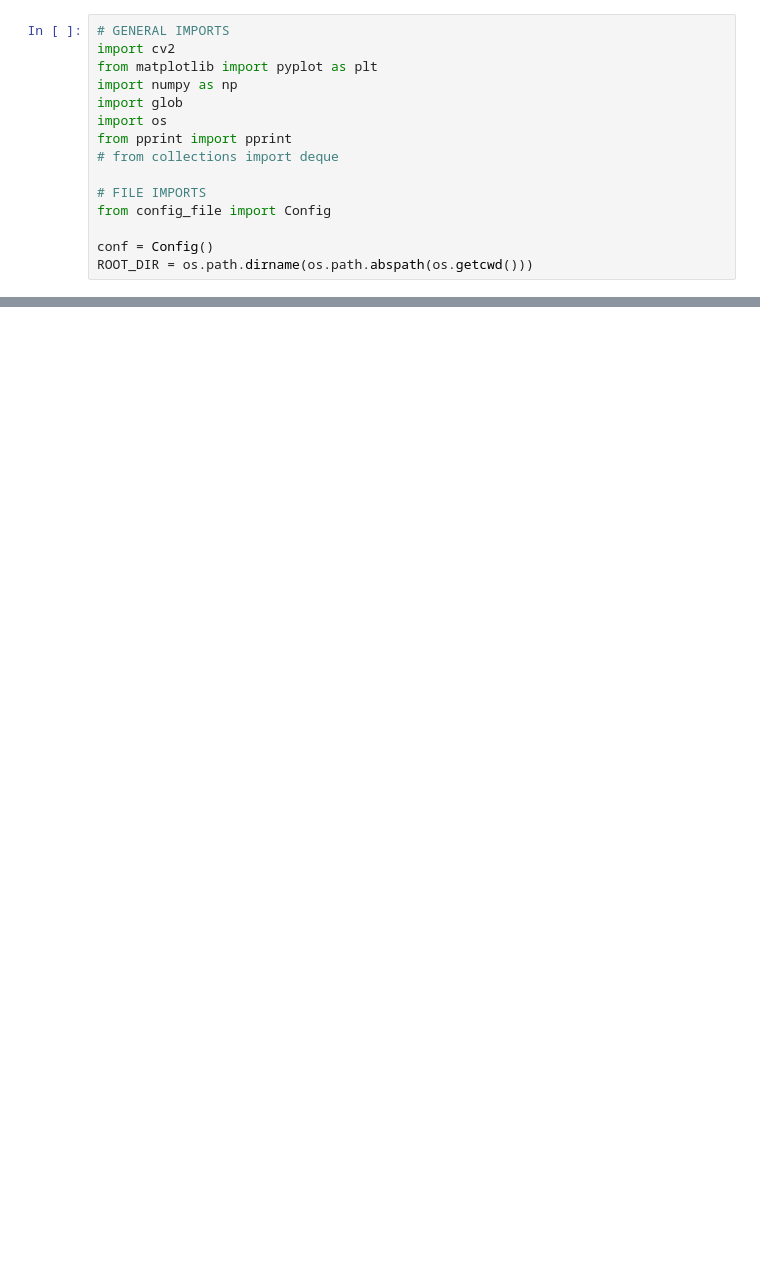
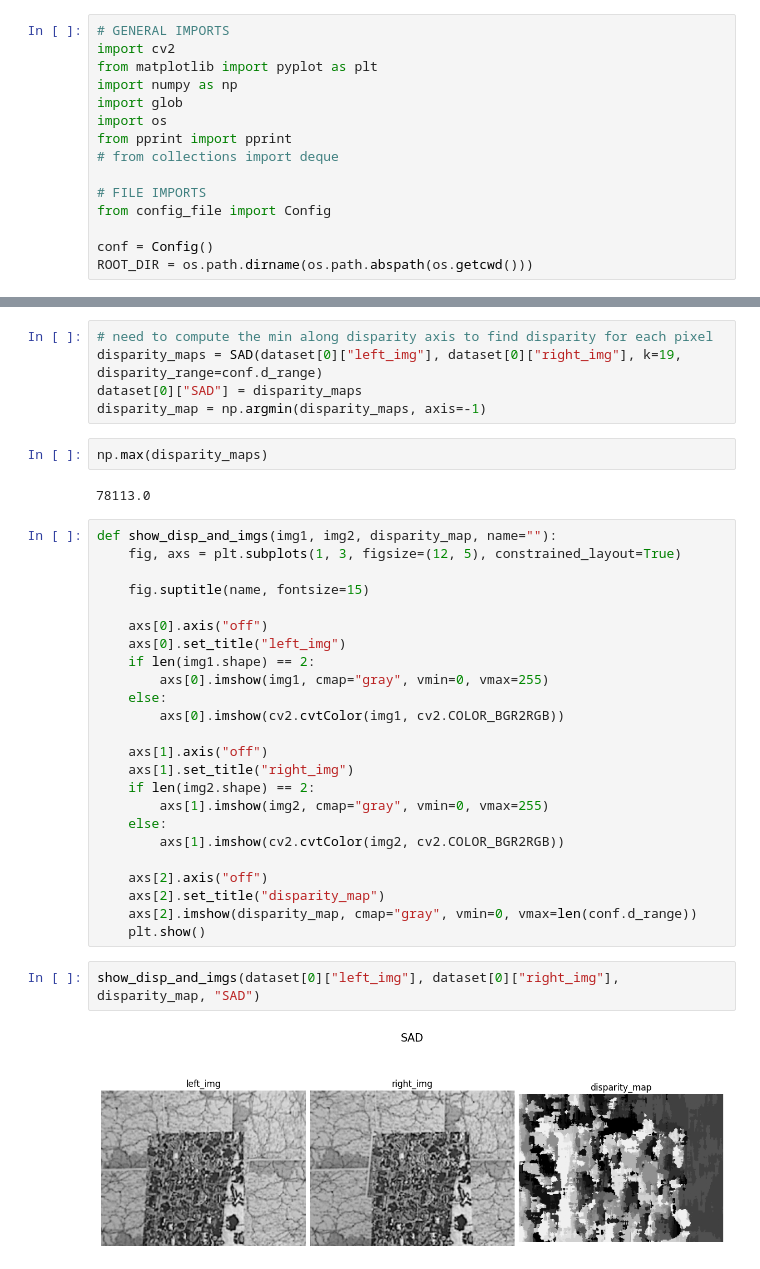
Before and after one commit to MarcelloCeresini/ComputerVision, a Jupyter notebook: src/main.ipynb, the cells around one changed output, grey strips where cells are left out. Cells and saved outputs as stored; diff of their text form; blank space fills up the shorter version.

```diff
--- a/src/main.ipynb
+++ b/src/main.ipynb
@@ -123 +190,38 @@ plt.imshow(disparity_map, cmap="grayscale", vmin=0, vmax=255)
+# %%
+# need to compute the min along disparity axis to find disparity for each pixel
+disparity_maps = SAD(dataset[0]["left_img"], dataset[0]["right_img"], k=19, disparity_range=conf.d_range)
+dataset[0]["SAD"] = disparity_maps
+disparity_map = np.argmin(disparity_maps, axis=-1)
+# %%
+np.max(disparity_maps)
+# %% [output]
+78113.0
+# %%
+def show_disp_and_imgs(img1, img2, disparity_map, name=""):
+    fig, axs = plt.subplots(1, 3, figsize=(12, 5), constrained_layout=True)
+
+    fig.suptitle(name, fontsize=15)
+
+    axs[0].axis("off")
+    axs[0].set_title("left_img")
+    if len(img1.shape) == 2:
+        axs[0].imshow(img1, cmap="gray", vmin=0, vmax=255)
+    else:
+        axs[0].imshow(cv2.cvtColor(img1, cv2.COLOR_BGR2RGB))
+
+    axs[1].axis("off")
+    axs[1].set_title("right_img")
+    if len(img2.shape) == 2:
+        axs[1].imshow(img2, cmap="gray", vmin=0, vmax=255)
+    else:
+        axs[1].imshow(cv2.cvtColor(img2, cv2.COLOR_BGR2RGB))
+
+    axs[2].axis("off")
+    axs[2].set_title("disparity_map")
+    axs[2].imshow(disparity_map, cmap="gray", vmin=0, vmax=len(conf.d_range))
+    plt.show()
+# %%
+show_disp_and_imgs(dataset[0]["left_img"], dataset[0]["right_img"], disparity_map, "SAD")
+# %% [output]
+[figure, added]
 # %%
```
Also changed, not shown: parts of 15 cells of this notebook.
